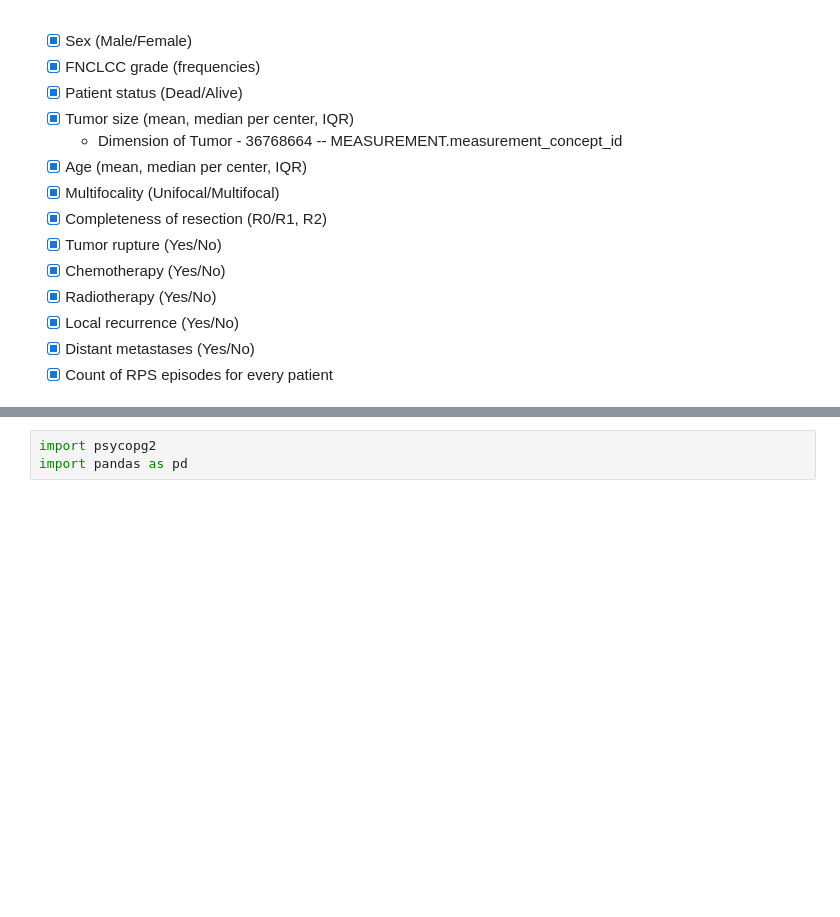
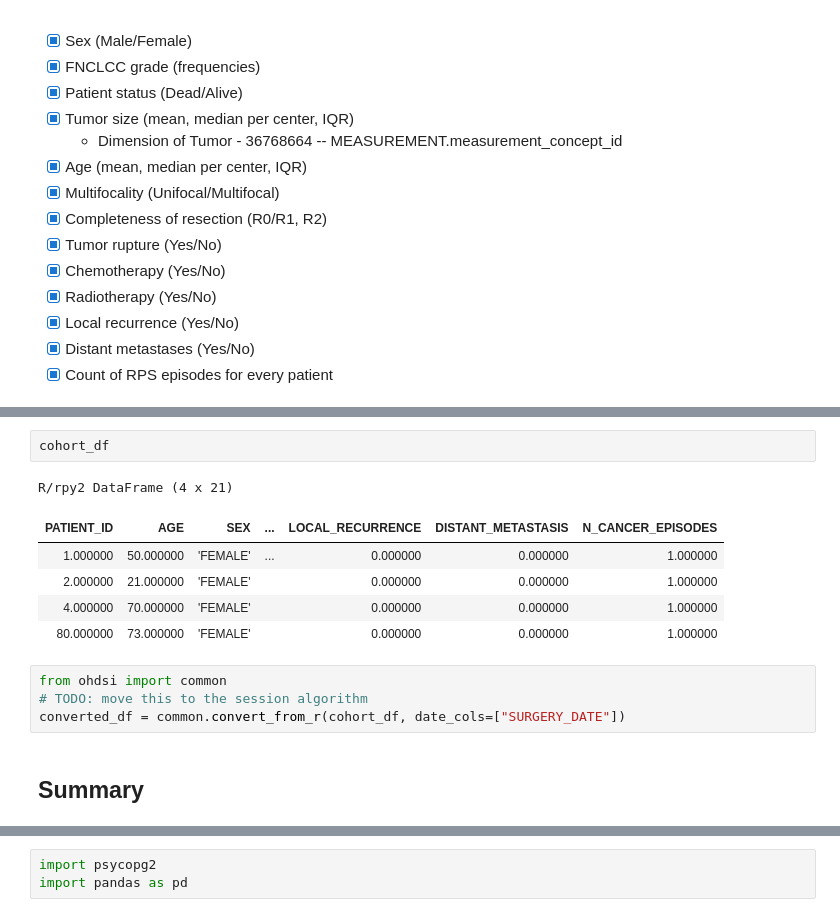
Before and after one commit to IKNL/idea4rc-vantage6-algorithms, a Jupyter notebook: use_cases/sarcoma.ipynb, the cells around one changed output, grey strips where cells are left out. Saved outputs shown, nothing was run; the diff lists cells and outputs as text; blank space fills up the shorter version.

```diff
--- a/use_cases/sarcoma.ipynb
+++ b/use_cases/sarcoma.ipynb
@@ -25,0 +77,15 @@
+# %%
+cohort_df
+# %% [output]
+R/rpy2 DataFrame (4 x 21)
+| PATIENT_ID | AGE | SEX | ... | LOCAL_RECURRENCE | DISTANT_METASTASIS | N_CANCER_EPISODES |
+| 1.000000 | 50.000000 | 'FEMALE' | ... | 0.000000 | 0.000000 | 1.000000 |
+| 2.000000 | 21.000000 | 'FEMALE' |  | 0.000000 | 0.000000 | 1.000000 |
+| 4.000000 | 70.000000 | 'FEMALE' |  | 0.000000 | 0.000000 | 1.000000 |
+| 80.000000 | 73.000000 | 'FEMALE' |  | 0.000000 | 0.000000 | 1.000000 |
+# %%
+from ohdsi import common
+# TODO: move this to the session algorithm
+converted_df = common.convert_from_r(cohort_df, date_cols=["SURGERY_DATE"])
+# %% [markdown]
+## Summary
```
Also changed, not shown: parts of 7 cells of this notebook, 8 other files.
